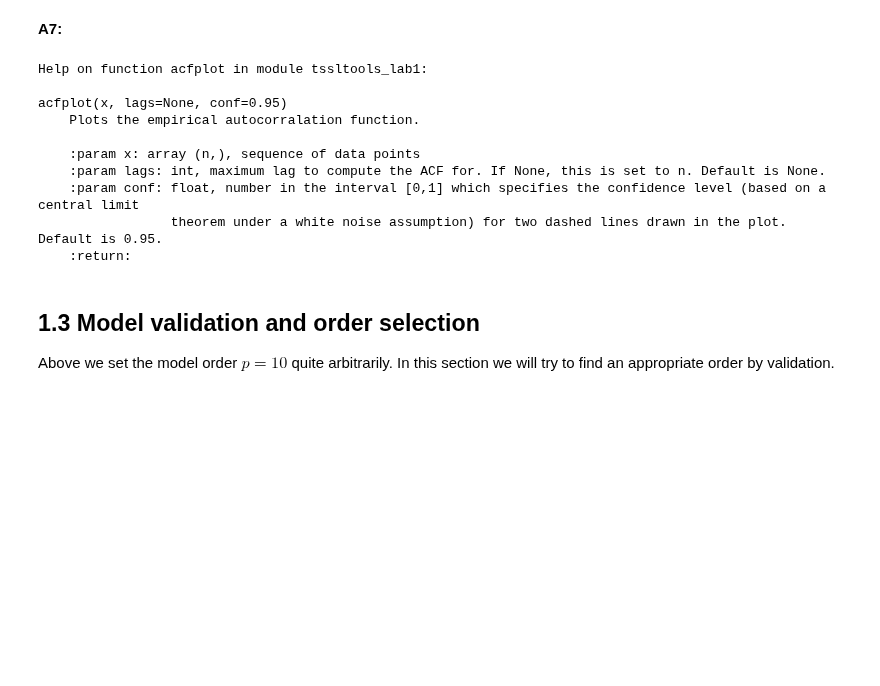
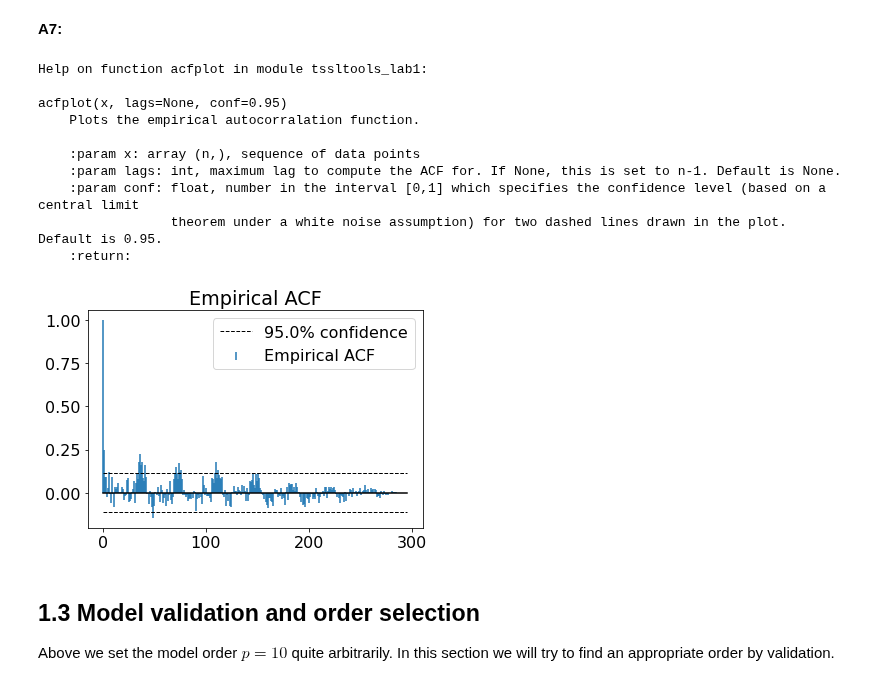
Before and after one commit to jrakhshanda/Time-Series-Sequence-Learning, a Jupyter notebook: tssl_lab1_ipynb_txt.ipynb, the cells around one changed output. Drawn from its saved outputs; the diff is of its cells as text; code cells hidden in the pictures; blank space fills up the shorter version.

```diff
--- a/tssl_lab1_ipynb_txt.ipynb
+++ b/tssl_lab1_ipynb_txt.ipynb
@@ -200,13 +200,14 @@ def predict_ar_1step(theta, y_target):
 
     # Number of steps in prediction
     m = n-p
-    y_pred = np.zeros(m)
+    y_pred = np.zeros(n)
 
-    for i in range(m):
+    for i in range(n):
         # <COMPLETE THIS CODE BLOCK>
         if i < p:
-          y_pred[i] = y_target.loc[i]
+          y_pred[i] = y_target[i]
         else:
-          y_pred[i] = np.dot(np.transpose(theta),np.flip(y_pred[i-p:i-1+1]))  # <COMPLETE THIS LINE>
+          y_pred[i] = np.dot(np.transpose(theta),(y_target[i-p:i-1+1]))  # <COMPLETE THIS LINE>
 
-    return y_pred
+    mse = np.sum((y_target - y_pred)**2)/m
+    return y_pred,mse
@@ -220,0 +214,3 @@ np.sum((y_train[n-p] - pred)**2)/690
+# %%
+pred,mse = predict_ar_1step(theta,np.array(y_test, np.float64))
+mse
@@ -224,19 +222,24 @@ np.sum((y_train[n-p] - pred)**2)/690
 _Hint:_ You can use the function `acfplot` from the `tssltools` module, available on the course web page.
 # %% [markdown]
 **A7:**
-# %%
-help(acfplot)
-# %% [output]
-Help on function acfplot in module tssltools_lab1:
-
-acfplot(x, lags=None, conf=0.95)
-    Plots the empirical autocorralation function.
-
-    :param x: array (n,), sequence of data points
-    :param lags: int, maximum lag to compute the ACF for. If None, this is set to n. Default is None.
-    :param conf: float, number in the interval [0,1] which specifies the confidence level (based on a central limit
-                 theorem under a white noise assumption) for two dashed lines drawn in the plot. Default is 0.95.
-    :return:
+# %%
+help(acfplot)
+
+residual = list((y_test - pred))
+
+acfplot(residual)
+# %% [output]
+Help on function acfplot in module tssltools_lab1:
+
+acfplot(x, lags=None, conf=0.95)
+    Plots the empirical autocorralation function.
+
+    :param x: array (n,), sequence of data points
+    :param lags: int, maximum lag to compute the ACF for. If None, this is set to n-1. Default is None.
+    :param conf: float, number in the interval [0,1] which specifies the confidence level (based on a central limit
+                 theorem under a white noise assumption) for two dashed lines drawn in the plot. Default is 0.95.
+    :return:
+[figure, added]
 # %% [markdown]
 ## 1.3 Model validation and order selection
 Above we set the model order $p=10$ quite arbitrarily. In this section we will try to find an appropriate order by validation.
```
Also changed, not shown: parts of 6 cells of this notebook.
